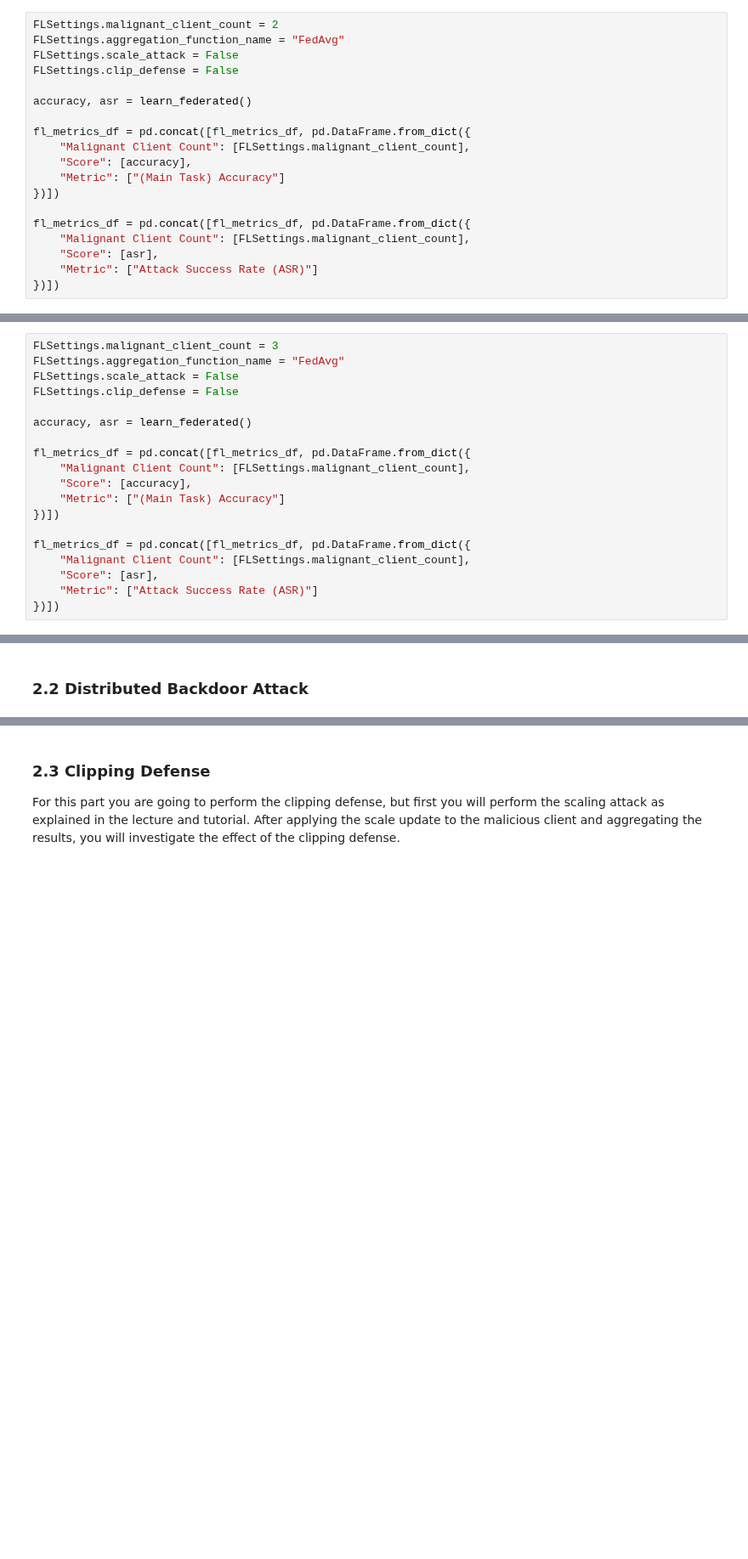
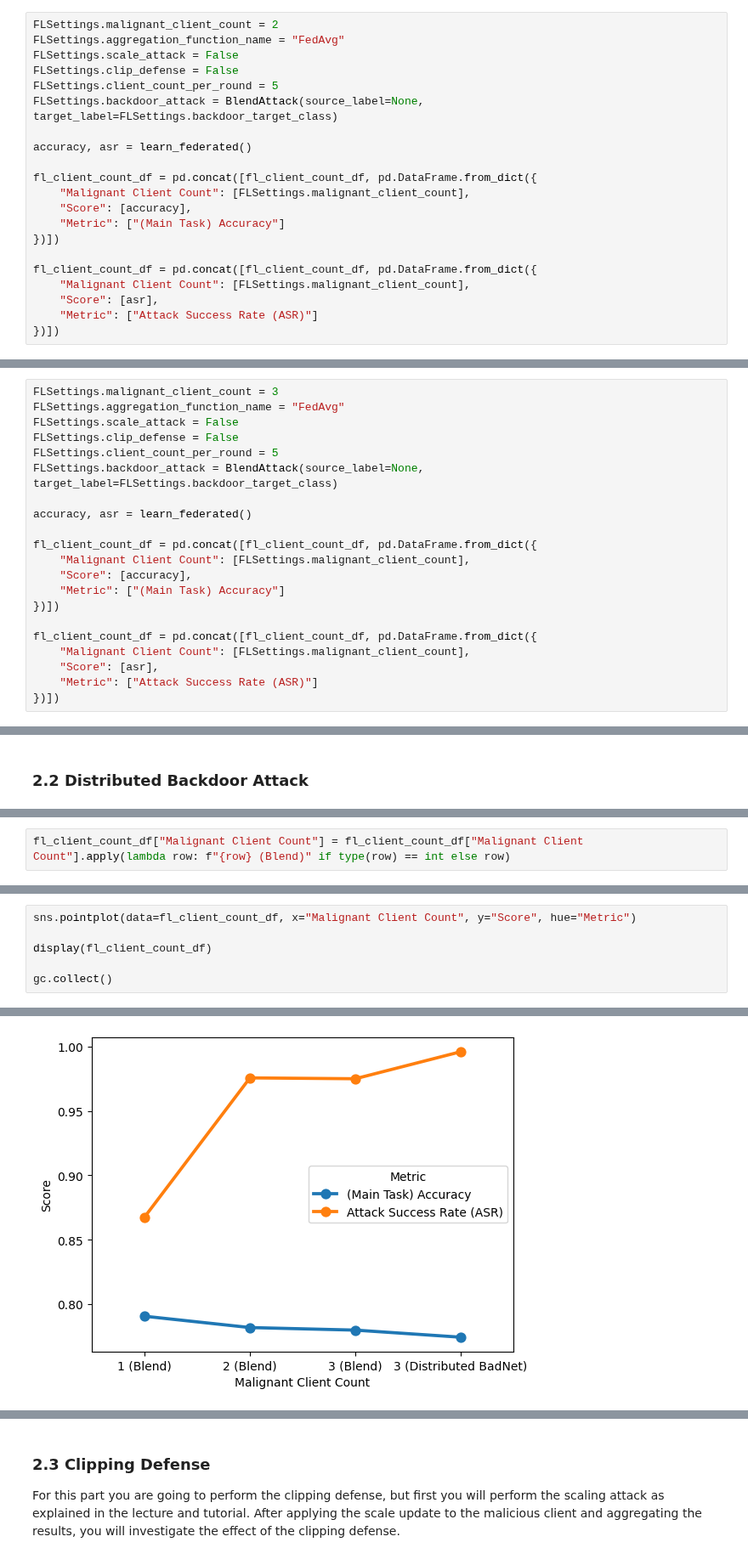
Before and after one commit to daanbrugmans/ru-security-and-privacy-of-machine-learning-23-24, a Jupyter notebook: assignments/assignment-3/assignment-3.ipynb, the cells around one changed output, grey strips where cells are left out. Shown at 85% size. Drawn from its saved outputs; the diff is of its cells as text; blank space fills up the shorter version.

```diff
--- a/assignments/assignment-3/assignment-3.ipynb
+++ b/assignments/assignment-3/assignment-3.ipynb
@@ -794,16 +815,18 @@ FLSettings.malignant_client_count = 2
 FLSettings.aggregation_function_name = "FedAvg"
 FLSettings.scale_attack = False
 FLSettings.clip_defense = False
+FLSettings.client_count_per_round = 5
+FLSettings.backdoor_attack = BlendAttack(source_label=None, target_label=FLSettings.backdoor_target_class)
 
 accuracy, asr = learn_federated()
 
-fl_metrics_df = pd.concat([fl_metrics_df, pd.DataFrame.from_dict({
+fl_client_count_df = pd.concat([fl_client_count_df, pd.DataFrame.from_dict({
     "Malignant Client Count": [FLSettings.malignant_client_count],
     "Score": [accuracy],
     "Metric": ["(Main Task) Accuracy"]
 })])
 
-fl_metrics_df = pd.concat([fl_metrics_df, pd.DataFrame.from_dict({
+fl_client_count_df = pd.concat([fl_client_count_df, pd.DataFrame.from_dict({
     "Malignant Client Count": [FLSettings.malignant_client_count],
     "Score": [asr],
     "Metric": ["Attack Success Rate (ASR)"]
@@ -832,16 +855,18 @@ FLSettings.malignant_client_count = 3
 FLSettings.aggregation_function_name = "FedAvg"
 FLSettings.scale_attack = False
 FLSettings.clip_defense = False
+FLSettings.client_count_per_round = 5
+FLSettings.backdoor_attack = BlendAttack(source_label=None, target_label=FLSettings.backdoor_target_class)
 
 accuracy, asr = learn_federated()
 
-fl_metrics_df = pd.concat([fl_metrics_df, pd.DataFrame.from_dict({
+fl_client_count_df = pd.concat([fl_client_count_df, pd.DataFrame.from_dict({
     "Malignant Client Count": [FLSettings.malignant_client_count],
     "Score": [accuracy],
     "Metric": ["(Main Task) Accuracy"]
 })])
 
-fl_metrics_df = pd.concat([fl_metrics_df, pd.DataFrame.from_dict({
+fl_client_count_df = pd.concat([fl_client_count_df, pd.DataFrame.from_dict({
     "Malignant Client Count": [FLSettings.malignant_client_count],
     "Score": [asr],
     "Metric": ["Attack Success Rate (ASR)"]
@@ -1041,0 +1069,2 @@ A:
+# %%
+fl_client_count_df["Malignant Client Count"] = fl_client_count_df["Malignant Client Count"].apply(lambda row: f"{row} (Blend)" if type(row) == int else row)
@@ -1041,0 +1111,7 @@ A:
+# %%
+sns.pointplot(data=fl_client_count_df, x="Malignant Client Count", y="Score", hue="Metric")
+
+display(fl_client_count_df)
+
+gc.collect()
+# %% [output]
@@ -1041,0 +1128 @@ A:
+[figure, added]
```
Also changed, not shown: parts of 22 cells of this notebook, 9 other files.
